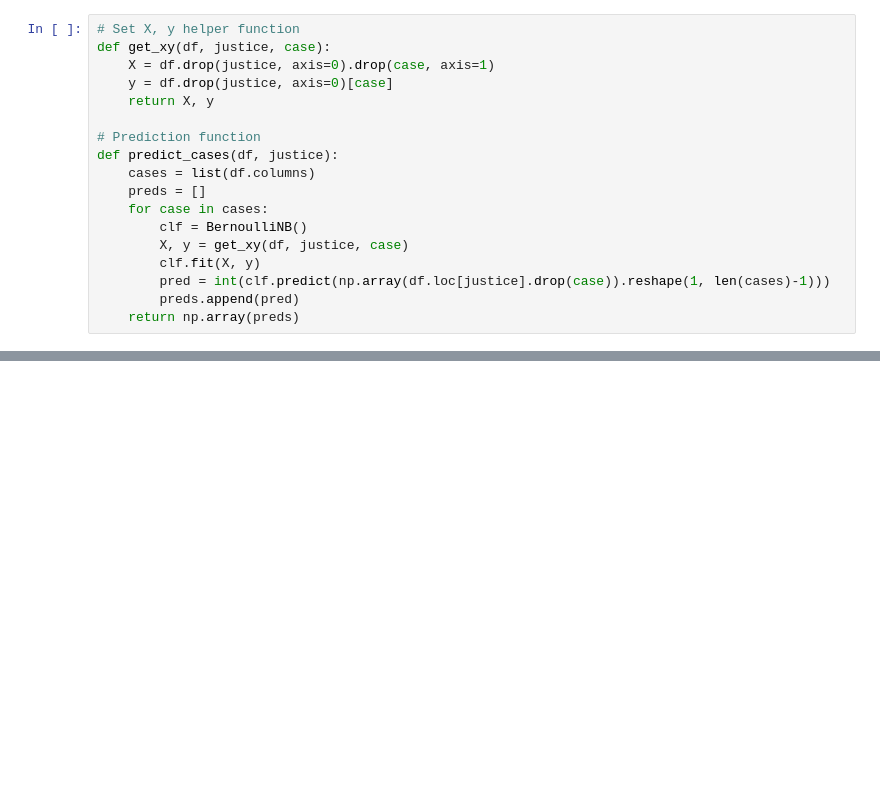
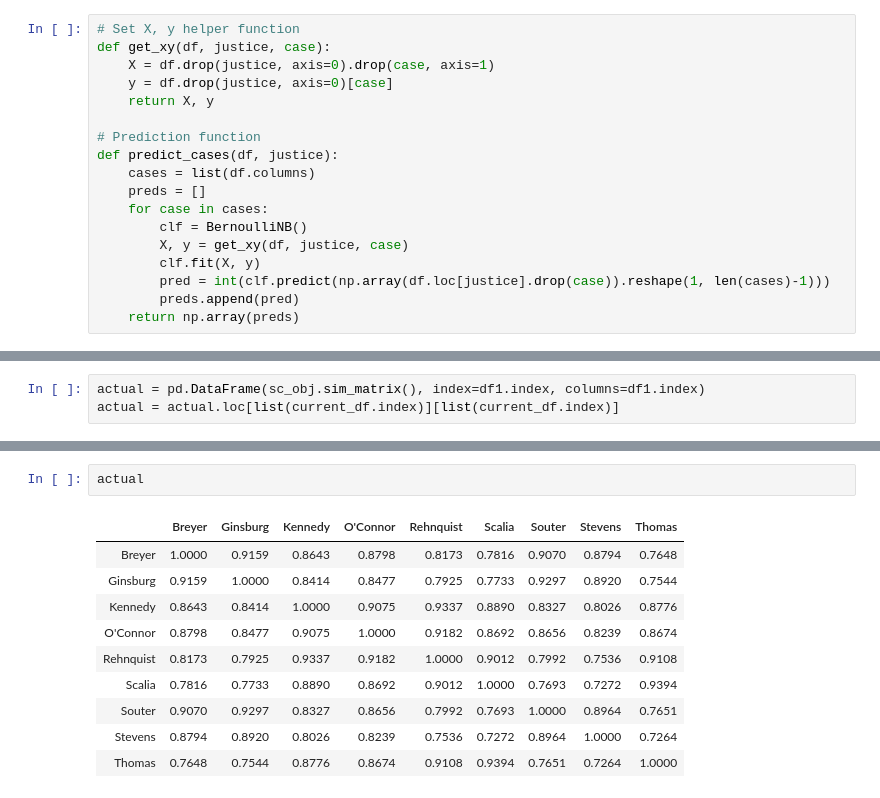
Before and after one commit to wplam107/scotus_rulings, a Jupyter notebook: prediction_notebook.ipynb, the cells around one changed output, grey strips where cells are left out. Cells and saved outputs as stored; diff of their text form; blank space fills up the shorter version.

```diff
--- a/prediction_notebook.ipynb
+++ b/prediction_notebook.ipynb
@@ -145,0 +136,3 @@ array([1, 1, 1, 1, 1, 1, 1, 1, 1, 1, 1, 0, 1, 0, 1, 1, 1, 1, 0, 1, 0, 1])
+# %%
+actual = pd.DataFrame(sc_obj.sim_matrix(), index=df1.index, columns=df1.index)
+actual = actual.loc[list(current_df.index)][list(current_df.index)]
@@ -145,0 +239,13 @@ array([1, 1, 1, 1, 1, 1, 1, 1, 1, 1, 1, 0, 1, 0, 1, 1, 1, 1, 0, 1, 0, 1])
+# %%
+actual
+# %% [output]
+|  | Breyer | Ginsburg | Kennedy | O'Connor | Rehnquist | Scalia | Souter | Stevens | Thomas |
+| Breyer | 1.0000 | 0.9159 | 0.8643 | 0.8798 | 0.8173 | 0.7816 | 0.9070 | 0.8794 | 0.7648 |
+| Ginsburg | 0.9159 | 1.0000 | 0.8414 | 0.8477 | 0.7925 | 0.7733 | 0.9297 | 0.8920 | 0.7544 |
+| Kennedy | 0.8643 | 0.8414 | 1.0000 | 0.9075 | 0.9337 | 0.8890 | 0.8327 | 0.8026 | 0.8776 |
+| O'Connor | 0.8798 | 0.8477 | 0.9075 | 1.0000 | 0.9182 | 0.8692 | 0.8656 | 0.8239 | 0.8674 |
+| Rehnquist | 0.8173 | 0.7925 | 0.9337 | 0.9182 | 1.0000 | 0.9012 | 0.7992 | 0.7536 | 0.9108 |
+| Scalia | 0.7816 | 0.7733 | 0.8890 | 0.8692 | 0.9012 | 1.0000 | 0.7693 | 0.7272 | 0.9394 |
+| Souter | 0.9070 | 0.9297 | 0.8327 | 0.8656 | 0.7992 | 0.7693 | 1.0000 | 0.8964 | 0.7651 |
+| Stevens | 0.8794 | 0.8920 | 0.8026 | 0.8239 | 0.7536 | 0.7272 | 0.8964 | 1.0000 | 0.7264 |
+| Thomas | 0.7648 | 0.7544 | 0.8776 | 0.8674 | 0.9108 | 0.9394 | 0.7651 | 0.7264 | 1.0000 |
```
Also changed, not shown: parts of 19 cells of this notebook, 2 other files.
